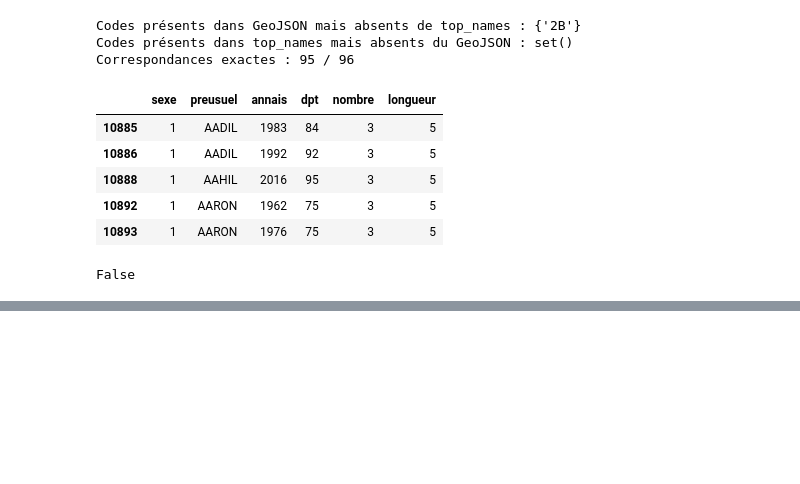
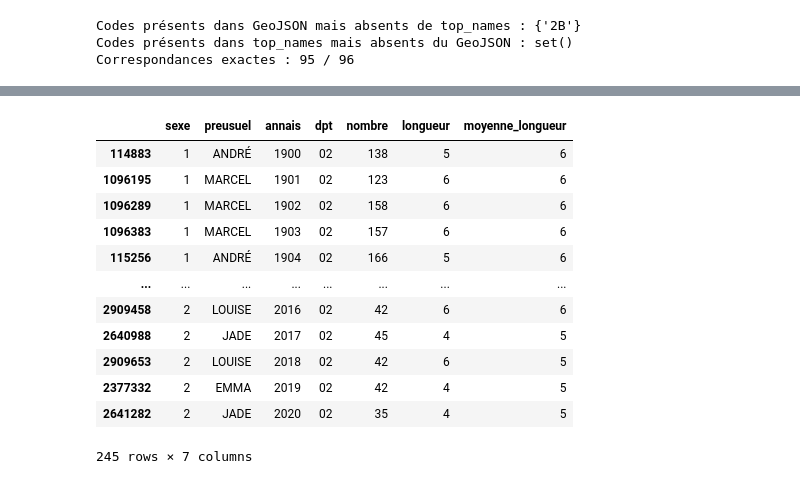
Before and after one commit to lolomasterIA/visualisation, a Jupyter notebook: length_name_year_depart.ipynb, the cells around one changed output, grey strips where cells are left out. Saved outputs shown, nothing was run; the diff lists cells and outputs as text; code cells hidden in the pictures; blank space fills up the shorter version.

```diff
--- a/length_name_year_depart.ipynb
+++ b/length_name_year_depart.ipynb
@@ -106,19 +165,6 @@ print(f"Correspondances exactes : {len(geojson_codes & top_names_codes)} / {len(
 Codes présents dans GeoJSON mais absents de top_names : {'2B'}
 Codes présents dans top_names mais absents du GeoJSON : set()
 Correspondances exactes : 95 / 96
-# %%
-df.head()
-# %% [output]
-|  | sexe | preusuel | annais | dpt | nombre | longueur |
-| 10885 | 1 | AADIL | 1983 | 84 | 3 | 5 |
-| 10886 | 1 | AADIL | 1992 | 92 | 3 | 5 |
-| 10888 | 1 | AAHIL | 2016 | 95 | 3 | 5 |
-| 10892 | 1 | AARON | 1962 | 75 | 3 | 5 |
-| 10893 | 1 | AARON | 1976 | 75 | 3 | 5 |
-# %%
-top_names.groupby('dpt').size().max() == 1
-# %% [output]
-False
 # %%
 import altair as alt
 
@@ -181,3 +224,19 @@ carte = alt.Chart(departements).mark_geoshape(
 carte
 # %% [output]
 [interactive output not drawn]
+# %%
+df_final[df_final.dpt == "02"]
+# %% [output]
+|  | sexe | preusuel | annais | dpt | nombre | longueur | moyenne_longueur |
+| 114883 | 1 | ANDRÉ | 1900 | 02 | 138 | 5 | 6 |
+| 1096195 | 1 | MARCEL | 1901 | 02 | 123 | 6 | 6 |
+| 1096289 | 1 | MARCEL | 1902 | 02 | 158 | 6 | 6 |
+| 1096383 | 1 | MARCEL | 1903 | 02 | 157 | 6 | 6 |
+| 115256 | 1 | ANDRÉ | 1904 | 02 | 166 | 5 | 6 |
+| ... | ... | ... | ... | ... | ... | ... | ... |
+| 2909458 | 2 | LOUISE | 2016 | 02 | 42 | 6 | 6 |
+| 2640988 | 2 | JADE | 2017 | 02 | 45 | 4 | 5 |
+| 2909653 | 2 | LOUISE | 2018 | 02 | 42 | 6 | 5 |
+| 2377332 | 2 | EMMA | 2019 | 02 | 42 | 4 | 5 |
+| 2641282 | 2 | JADE | 2020 | 02 | 35 | 4 | 5 |
+245 rows × 7 columns
```
Also changed, not shown: parts of 10 cells of this notebook.
